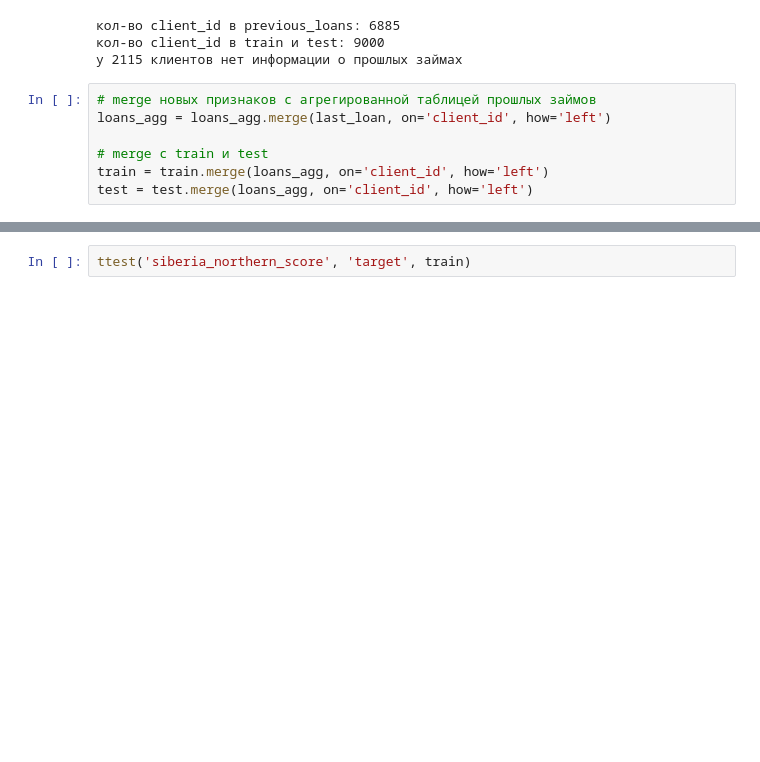
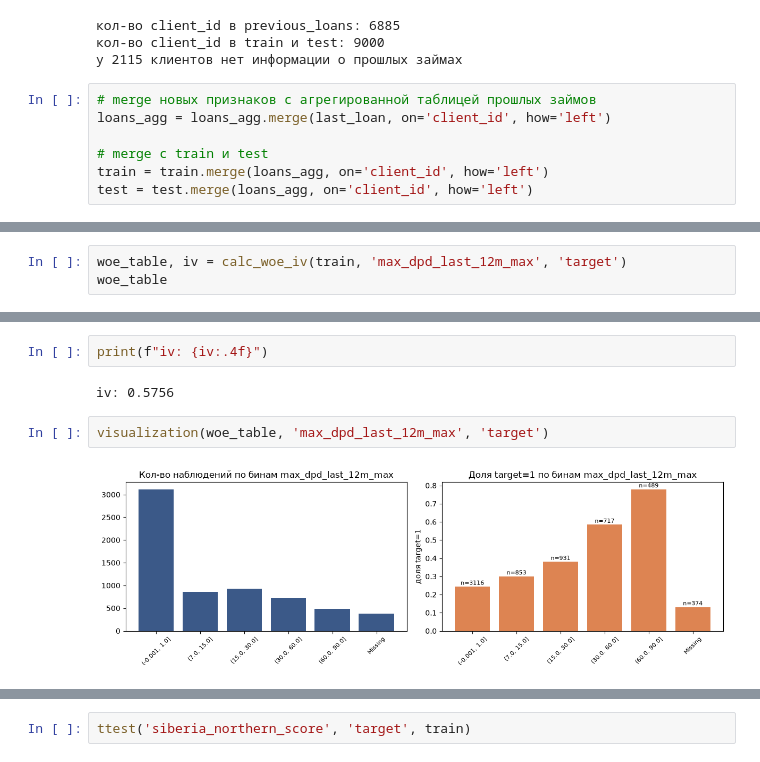
Before and after one commit to Polemarh/credit_scoring_ml, a Jupyter notebook: simple_baseline.ipynb, the cells around one changed output, grey strips where cells are left out. Saved outputs shown, nothing was run; the diff lists cells and outputs as text; blank space fills up the shorter version.

```diff
--- a/simple_baseline.ipynb
+++ b/simple_baseline.ipynb
@@ -705,0 +688,3 @@ visualization(train, 'siberia_northern_score_group', 'target')
+# %%
+woe_table, iv = calc_woe_iv(train, 'max_dpd_last_12m_max', 'target')
+woe_table
@@ -705,0 +700,8 @@ visualization(train, 'siberia_northern_score_group', 'target')
+# %%
+print(f"iv: {iv:.4f}")
+# %% [output]
+iv: 0.5756
+# %%
+visualization(woe_table, 'max_dpd_last_12m_max', 'target')
+# %% [output]
+[figure, added]
```
Also changed, not shown: parts of 158 cells of this notebook.
